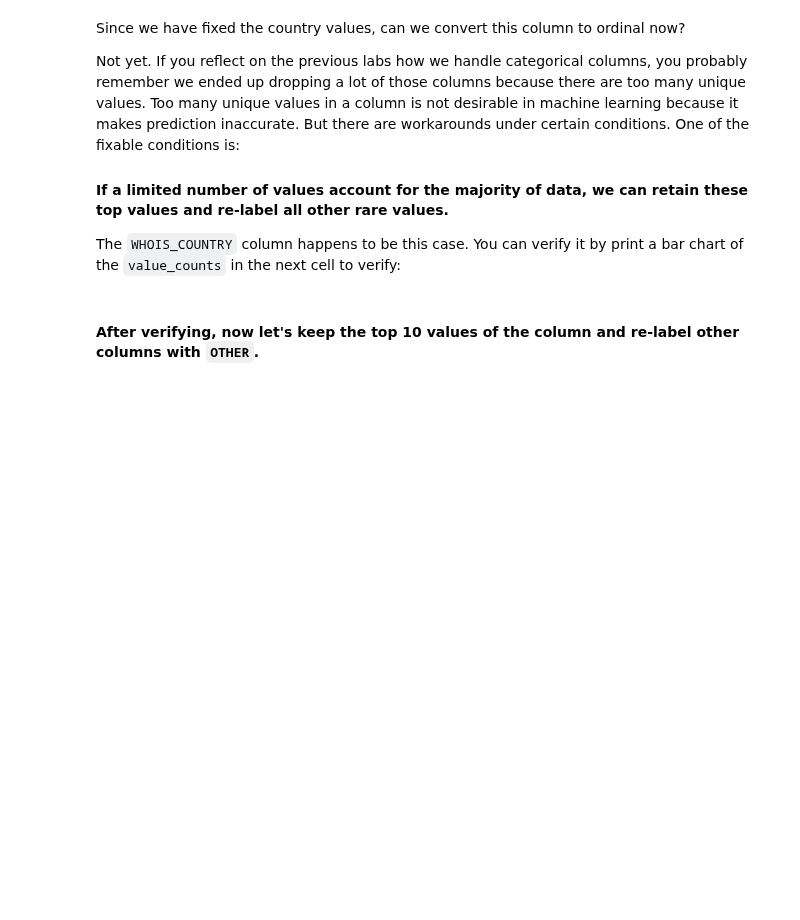
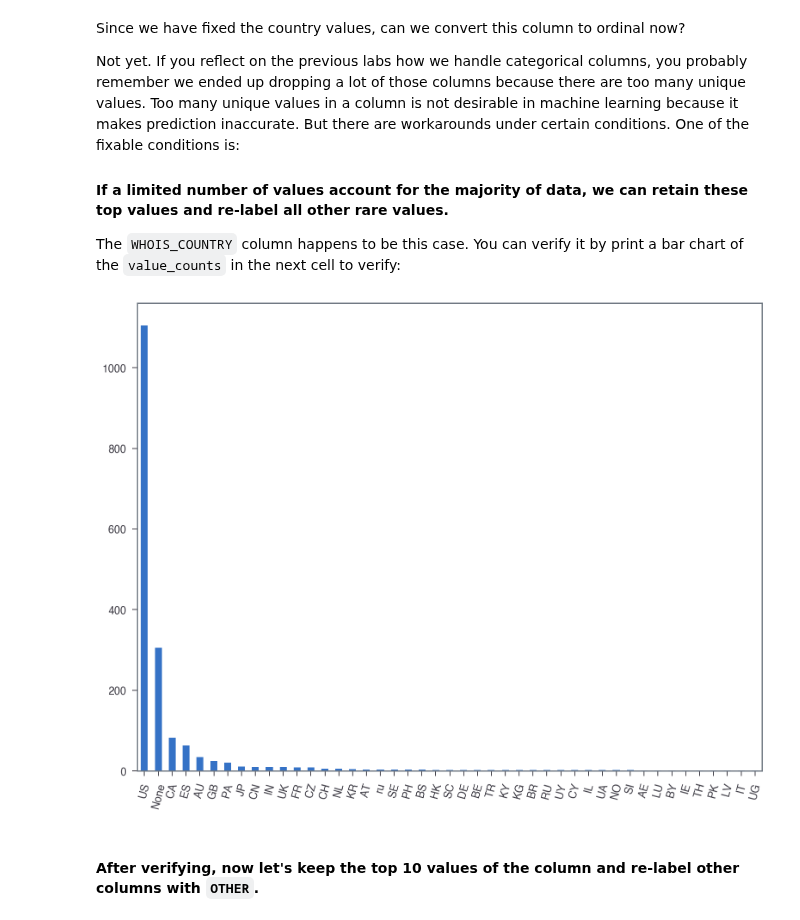
Before and after one commit to ta-data-lis/lab-supervised-learning, a Jupyter notebook: your-code/main.ipynb, the cells around one changed output. Saved outputs shown, nothing was run; the diff lists cells and outputs as text; code cells hidden in the pictures; blank space fills up the shorter version.

Commit message:
Almost done

```diff
--- a/your-code/main.ipynb
+++ b/your-code/main.ipynb
@@ -84,0 +188,7 @@ If you remember in the previous labs, we drop a column if the column contains a
+# %%
+# Your code here
+
+# Ratio of missing values from the content_lenght column
+# almost 46% of nulls, that is crazy - dropping it
+print(websites['CONTENT_LENGTH'].isna().sum() / websites.shape[0] * 100)
+websites.drop(columns = 'CONTENT_LENGTH', inplace = True)
@@ -84,0 +197,10 @@ If you remember in the previous labs, we drop a column if the column contains a
+# %%
+# Your comment here
+
+# Dropping the others nulls
+websites = websites.dropna()
+
+# Checking the null count again
+print(websites.isna().sum())
+
+websites.shape
@@ -115,0 +255,15 @@ How to handle string columns is always case by case. Let's start by working on `
+# %%
+# Your code here
+
+# Checking the initial unique values
+websites['WHOIS_COUNTRY'].unique()
+
+# Doing the replacements
+websites['WHOIS_COUNTRY'] = np.where((websites['WHOIS_COUNTRY'] == 'Cyprus'), 'CY', websites['WHOIS_COUNTRY'])
+websites['WHOIS_COUNTRY'] = np.where((websites['WHOIS_COUNTRY'] == 'United Kingdom'), 'GB', websites['WHOIS_COUNTRY'])
+websites['WHOIS_COUNTRY'] = np.where((websites['WHOIS_COUNTRY'] == "[u'GB'; u'UK']"), 'GB', websites['WHOIS_COUNTRY'])
+websites['WHOIS_COUNTRY'] = np.where((websites['WHOIS_COUNTRY'] == 'us'), 'US', websites['WHOIS_COUNTRY'])
+websites['WHOIS_COUNTRY'] = np.where((websites['WHOIS_COUNTRY'] == 'se'), 'SE', websites['WHOIS_COUNTRY'])
+
+# Checking the unique values again to see if it worked
+websites['WHOIS_COUNTRY'].unique()
@@ -126,2 +284,8 @@ The `WHOIS_COUNTRY` column happens to be this case. You can verify it by print a
+# %%
+# Your code here
+
+websites['WHOIS_COUNTRY'].value_counts().plot(kind = 'bar', figsize = (13, 10), rot = 75);
+# %% [output]
+[figure, added]
 # %% [markdown]
 #### After verifying, now let's keep the top 10 values of the column and re-label other columns with `OTHER`.
```
Also changed, not shown: parts of 50 cells of this notebook.
